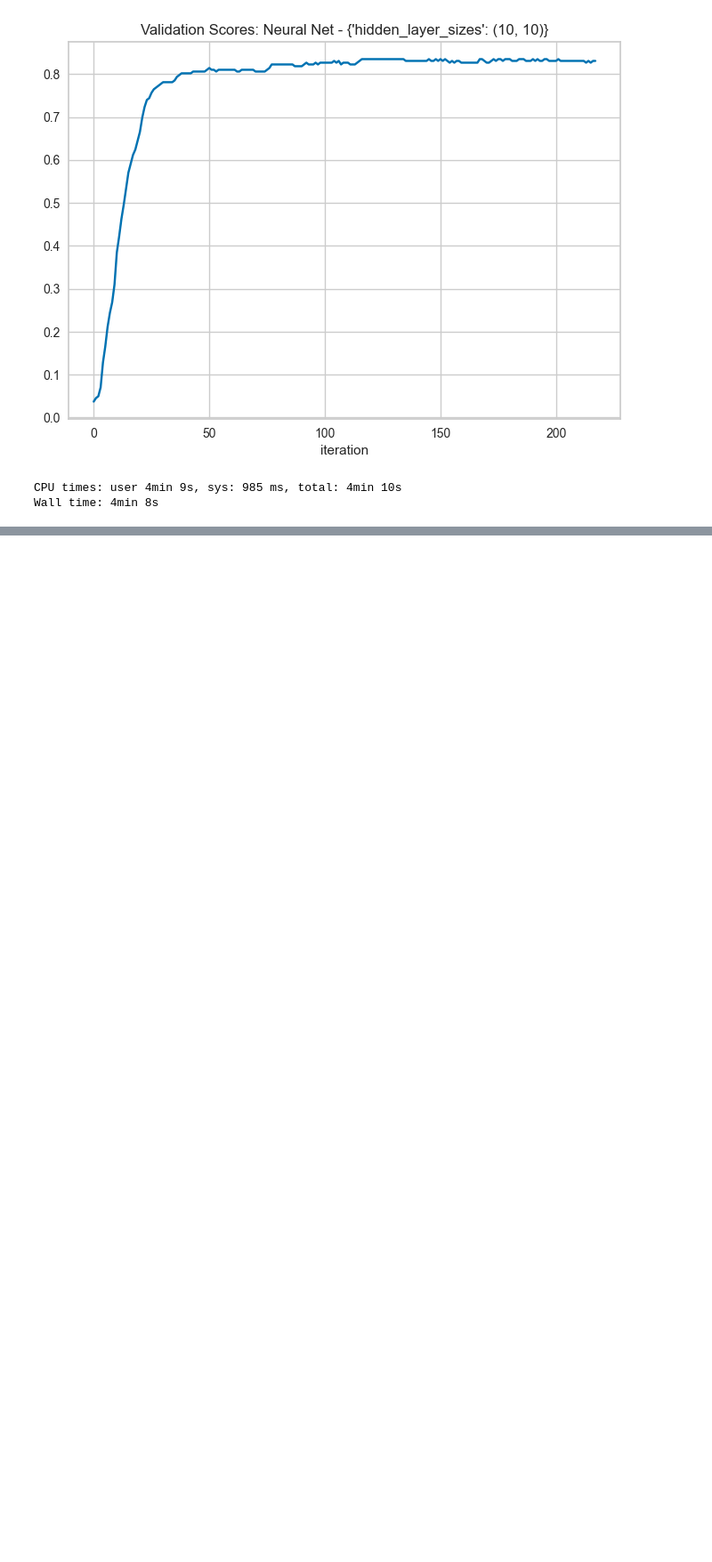
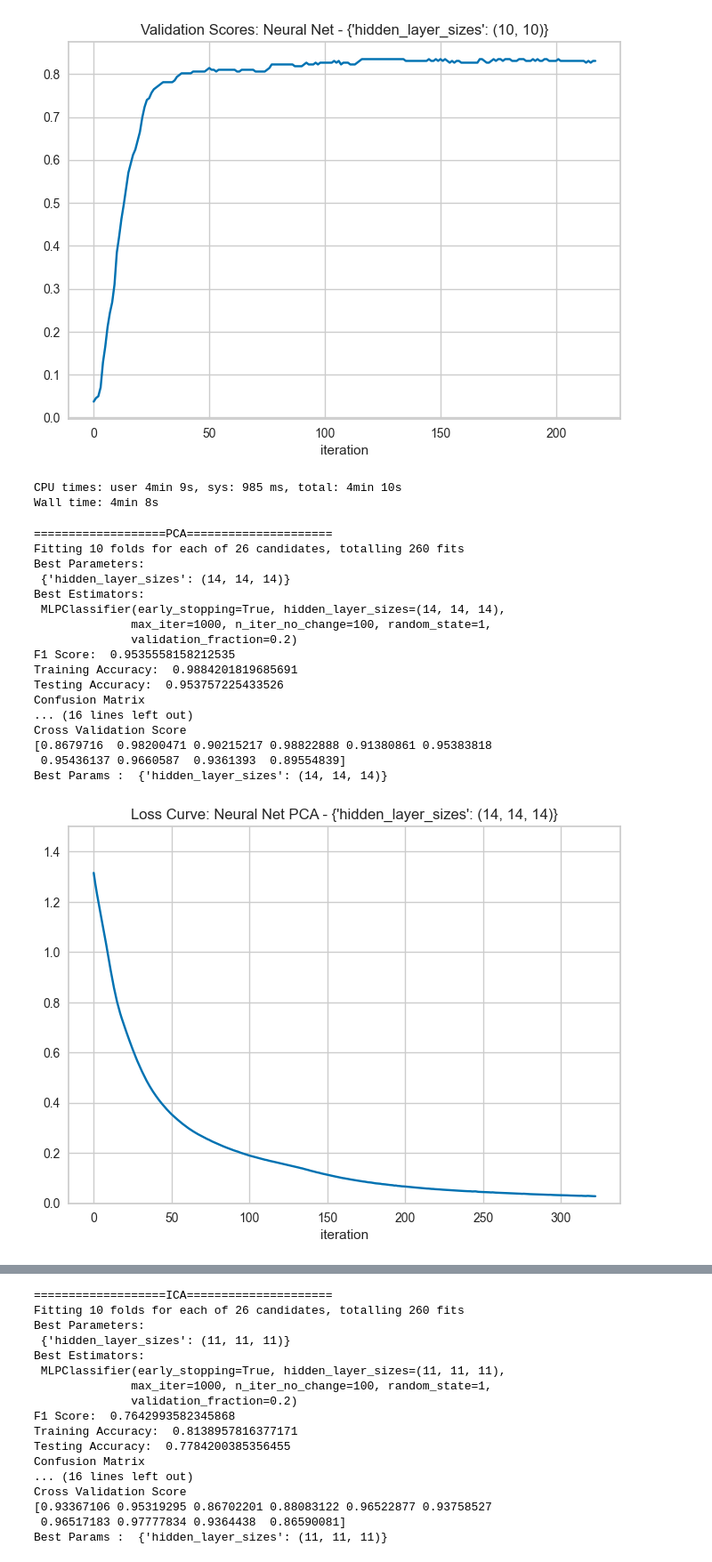
Before and after one commit to fonylew/machine-learning, a Jupyter notebook: unsupervised_learning/car_clustering.ipynb, the cells around one changed output, grey strips where cells are left out. Shown at 89% size. Cells and saved outputs as stored; diff of their text form; code cells hidden in the pictures; blank space fills up the shorter version.

```diff
--- a/unsupervised_learning/car_clustering.ipynb
+++ b/unsupervised_learning/car_clustering.ipynb
@@ -1063,10 +1092,10 @@ from sklearn.model_selection import GridSearchCV
 
 num_class = 4
 dr = ['PCA', 'ICA', 'Rand. Projection', 'TruncatedSVD']
-dataset = [X_transformed['PCA'][2],
-            X_transformed['ICA'][5],
-            X_transformed['Rand. Projection'][5],
-            X_transformed['TruncatedSVD'][3]
+dataset = [X_transformed['PCA'][6],
+            X_transformed['ICA'][6],
+            X_transformed['Rand. Projection'][6],
+            X_transformed['TruncatedSVD'][6]
             ]
 for i, x_t in enumerate(dataset):
     print(f"==================={dr[i]}=====================")
@@ -1078,32 +1107,53 @@ for i, x_t in enumerate(dataset):
     clf_grid = GridSearchCV(MLPClassifier(max_iter=1000, early_stopping=True,activation = 'relu',
                         solver='adam',random_state=1, validation_fraction=0.2, n_iter_no_change=100), param_grid, verbose=1, cv=10)
 
     # Train the classifier
     clf_grid.fit(x_train, y_train)
 
     y_pred = clf_grid.predict(x_test)
     print("Best Parameters:\n", clf_grid.best_params_)
     print("Best Estimators:\n", clf_grid.best_estimator_)
     y_pred = clf_grid.best_estimator_.predict(x_test)
 
     print("F1 Score: ", f1_score(y_test,y_pred, average='weighted'))
     print("Training Accuracy: ", clf_grid.best_estimator_.score(x_train, y_train))
     print("Testing Accuracy: ", clf_grid.best_estimator_.score(x_test, y_test))
     print("Confusion Matrix")
     print(confusion_matrix(y_test, y_pred))
     print("Classification Report")
     print(classification_report(y_test,y_pred))
     print("Cross Validation Score")
     print(cross_val_score(clf_grid.best_estimator_, x, y, cv=10, scoring='f1_weighted'))
     print("Best Params : ", clf_grid.best_params_)
     plt.plot(clf_grid.best_estimator_.loss_curve_)
-    plt.title(f"Loss Curve: Neural Net - {clf_grid.best_params_}")
+    plt.title(f"Loss Curve: Neural Net {dr[i]} - {clf_grid.best_params_}")
     plt.xlabel("Log Loss")
+    plt.ylim(0,1.5)
     plt.xlabel("iteration")
     plt.show()
 
     plt.plot(clf_grid.best_estimator_.validation_scores_)
-    plt.title(f"Validation Scores: Neural Net - {clf_grid.best_params_}")
+    plt.title(f"Validation Scores: Neural Net {dr[i]} - {clf_grid.best_params_}")
     plt.xlabel("Validation score")
+    plt.ylim(0,1)
     plt.xlabel("iteration")
     plt.show()
+# %% [output]
+===================PCA=====================
+Fitting 10 folds for each of 26 candidates, totalling 260 fits
+Best Parameters:
+ {'hidden_layer_sizes': (14, 14, 14)}
+Best Estimators:
+ MLPClassifier(early_stopping=True, hidden_layer_sizes=(14, 14, 14),
+              max_iter=1000, n_iter_no_change=100, random_state=1,
+              validation_fraction=0.2)
+F1 Score:  0.9535558158212535
+Training Accuracy:  0.9884201819685691
+Testing Accuracy:  0.953757225433526
+Confusion Matrix
+... (16 lines left out)
+Cross Validation Score
+[0.8679716  0.98200471 0.90215217 0.98822888 0.91380861 0.95383818
+ 0.95436137 0.9660587  0.9361393  0.89554839]
+Best Params :  {'hidden_layer_sizes': (14, 14, 14)}
+[figure, added]
@@ -1109,0 +1161,17 @@ for i, x_t in enumerate(dataset):
+===================ICA=====================
+Fitting 10 folds for each of 26 candidates, totalling 260 fits
+Best Parameters:
+ {'hidden_layer_sizes': (11, 11, 11)}
+Best Estimators:
+ MLPClassifier(early_stopping=True, hidden_layer_sizes=(11, 11, 11),
+              max_iter=1000, n_iter_no_change=100, random_state=1,
+              validation_fraction=0.2)
+F1 Score:  0.7642993582345868
+Training Accuracy:  0.8138957816377171
+Testing Accuracy:  0.7784200385356455
+Confusion Matrix
+... (16 lines left out)
+Cross Validation Score
+[0.93367106 0.95319295 0.86702201 0.88083122 0.96522877 0.93758527
+ 0.96517183 0.97777834 0.9364438  0.86590081]
+Best Params :  {'hidden_layer_sizes': (11, 11, 11)}
```
Also changed, not shown: parts of 7 cells of this notebook, 1 other file.
